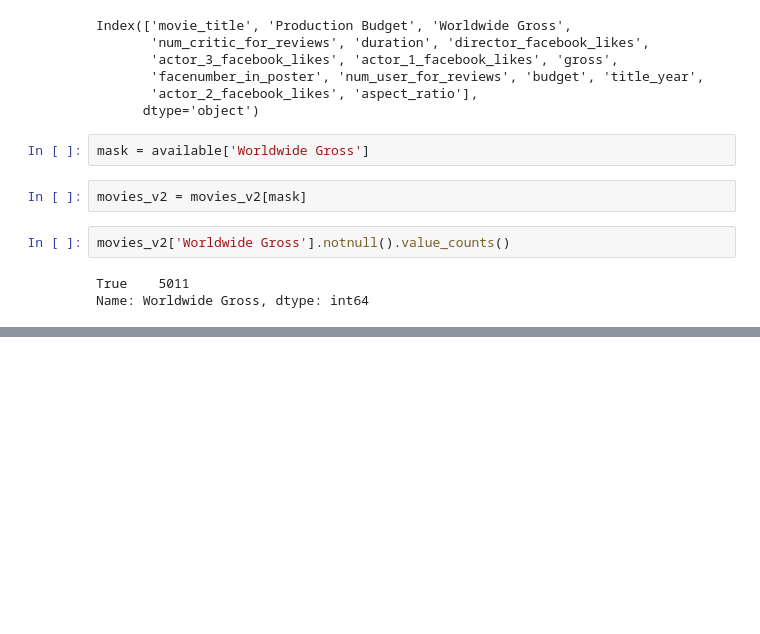
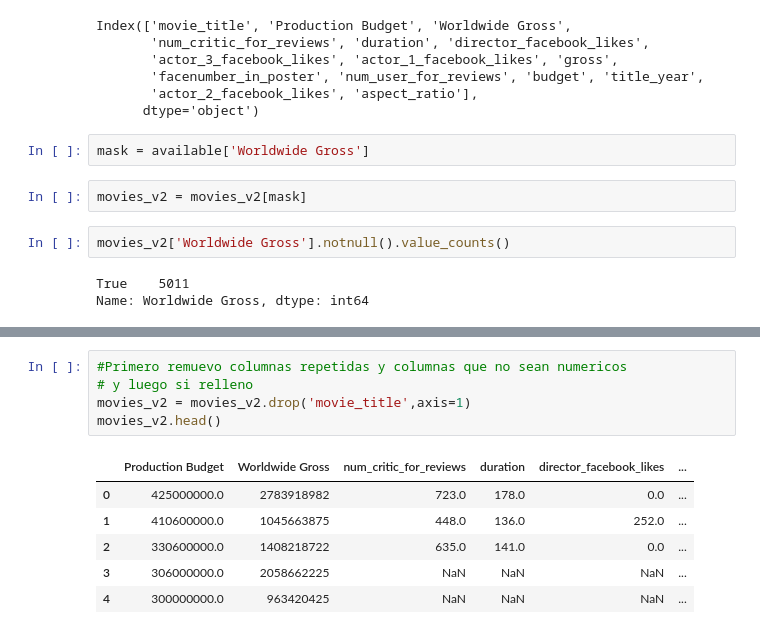
Before and after one commit to WillArevalo/Curso-de-Machine-Learning-Aplicado-con-Python, a Jupyter notebook: 11-12-13-14-15 - Cargar los datos necesarios para el proyecto-Inspección de los tipos de datos.ipynb, the cells around one changed output, grey strips where cells are left out. Drawn from its saved outputs; the diff is of its cells as text; blank space fills up the shorter version.

```diff
--- a/11-12-13-14-15 - Cargar los datos necesarios para el proyecto-Inspección de los tipos de datos.ipynb
+++ b/11-12-13-14-15 - Cargar los datos necesarios para el proyecto-Inspección de los tipos de datos.ipynb
@@ -771,0 +800,12 @@ Name: Worldwide Gross, dtype: int64
+# %%
+#Primero remuevo columnas repetidas y columnas que no sean numericos
+# y luego si relleno
+movies_v2 = movies_v2.drop('movie_title',axis=1)
+movies_v2.head()
+# %% [output]
+|  | Production Budget | Worldwide Gross | num_critic_for_reviews | duration | director_facebook_likes | ... |
+| 0 | 425000000.0 | 2783918982 | 723.0 | 178.0 | 0.0 | ... |
+| 1 | 410600000.0 | 1045663875 | 448.0 | 136.0 | 252.0 | ... |
+| 2 | 330600000.0 | 1408218722 | 635.0 | 141.0 | 0.0 | ... |
+| 3 | 306000000.0 | 2058662225 | NaN | NaN | NaN | ... |
+| 4 | 300000000.0 | 963420425 | NaN | NaN | NaN | ... |
```
Also changed, not shown: parts of 12 cells of this notebook, 1 other file.
